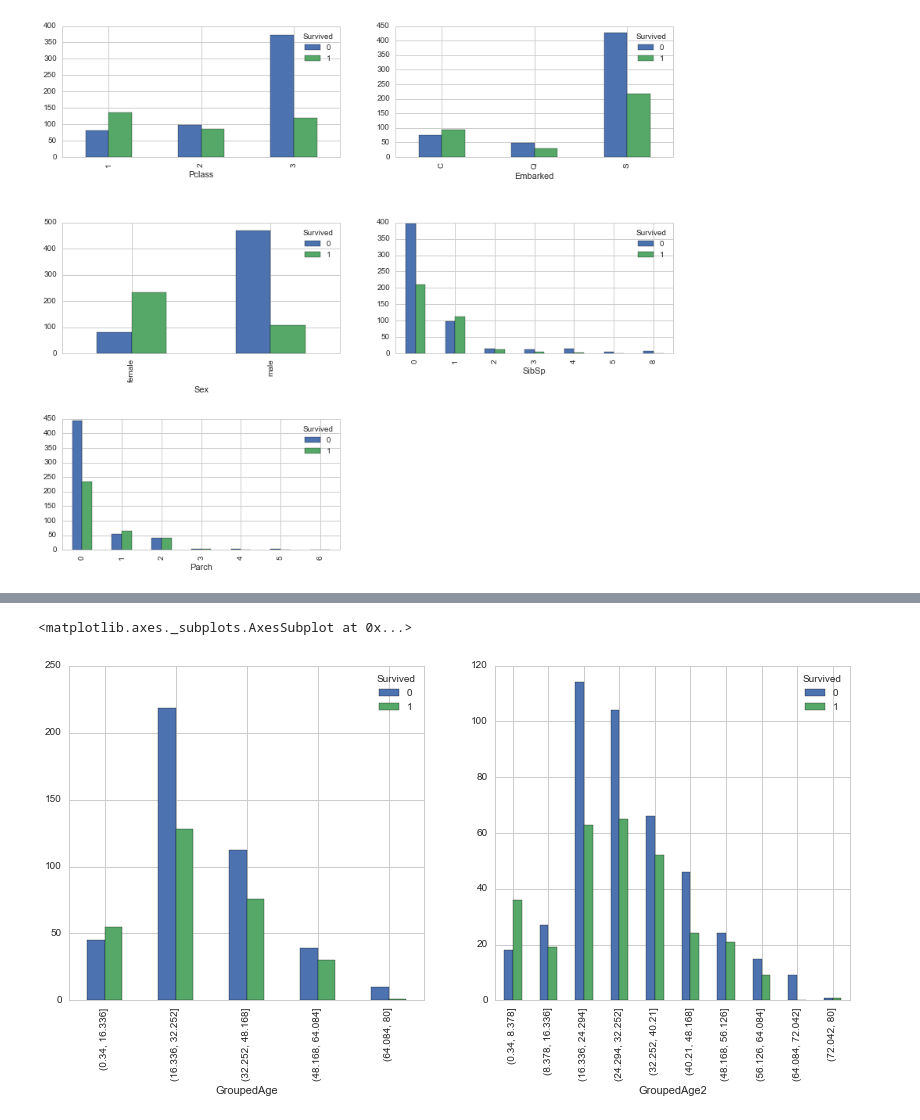
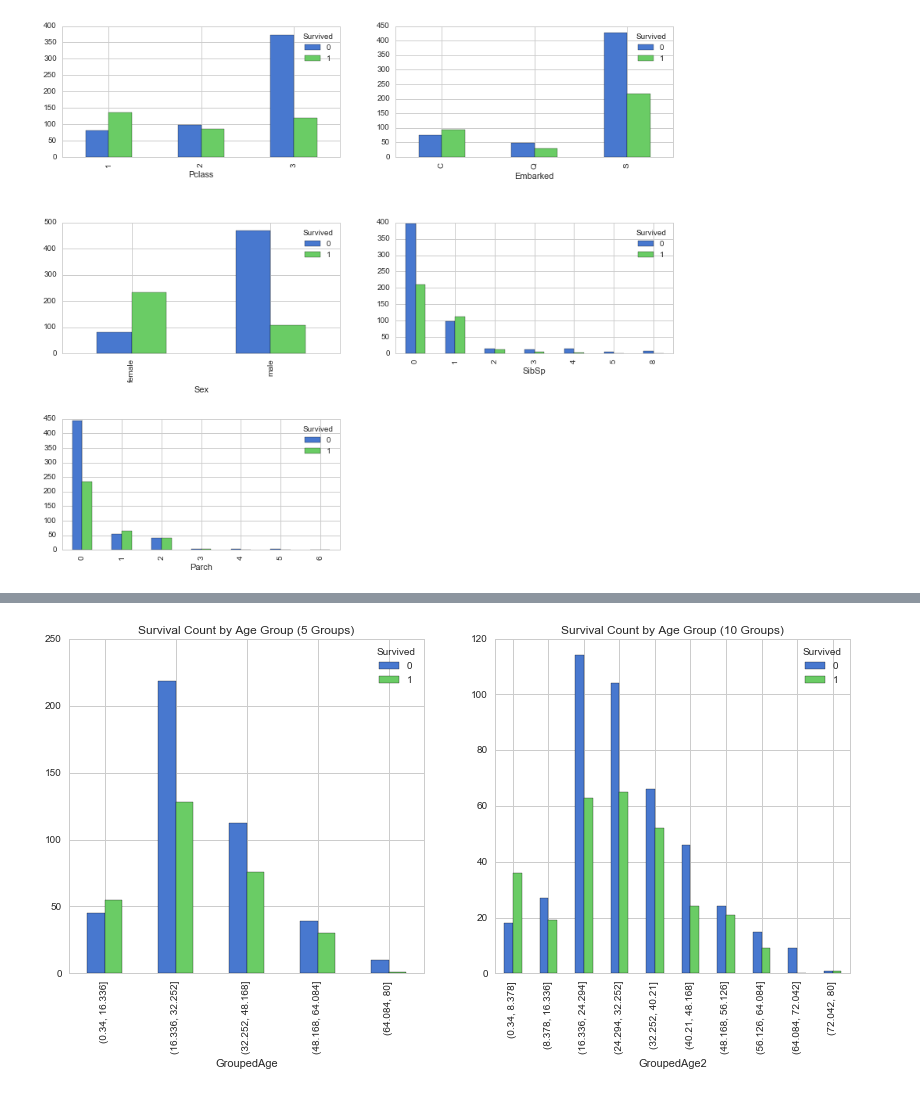
Before and after one commit to bljustice/kaggle, a Jupyter notebook: titanic/titanic_eda.ipynb, the cells around one changed output, grey strips where cells are left out. Drawn from its saved outputs; the diff is of its cells as text; code cells hidden in the pictures.

```diff
--- a/titanic/titanic_eda.ipynb
+++ b/titanic/titanic_eda.ipynb
@@ -9,6 +9,7 @@ from sklearn.preprocessing import LabelEncoder
 # %%
 warnings.filterwarnings('ignore', category=RuntimeWarning)
 sns.set_style('whitegrid')
+sns.set_palette(sns.color_palette("muted", 10))
 # %%
 train_df = pd.read_csv('./data/train.csv')
 test_df = pd.read_csv('./data/test.csv')
@@ -111,3 +131,3 @@ surname_counts.plot(kind='bar', x='Salutation', y='Count', figsize=(14, 6), titl
 # %%
 train_df['LetterTickets'] = train_df.Ticket.astype(str).str.extract('([A-Za-z]+)', expand=False)
-train_df.loc[train_df.LetterTickets.isnull(), 'LetterTicets'] = 'Other'
+train_df.loc[train_df.LetterTickets.isnull(), 'LetterTickets'] = 'Other'
@@ -125,10 +143,17 @@ train_df['GroupedAge'] = pd.cut(train_df.Age, 5)
 train_df['GroupedAge2'] = pd.cut(train_df.Age, 10)
 # %%
 f, (ax1, ax2) = plt.subplots(ncols=2, sharex=False, sharey=False)
-train_df.groupby(['Survived', 'GroupedAge']).count().unstack('Survived').PassengerId.plot(kind='bar', ax=ax1, figsize=(14, 6))
-train_df.groupby(['Survived', 'GroupedAge2']).count().unstack('Survived').PassengerId.plot(kind='bar', ax=ax2, figsize=(14, 6))
+train_df.groupby(['Survived', 'GroupedAge'])\
+    .count().unstack('Survived').PassengerId.plot(kind='bar',
+                                                  ax=ax1,
+                                                  figsize=(14, 6),
+                                                  title='Survival Count by Age Group (5 Groups)')
+train_df.groupby(['Survived', 'GroupedAge2'])\
+    .count().unstack('Survived').PassengerId.plot(kind='bar',
+                                                  ax=ax2,
+                                                  figsize=(14, 6),
+                                                  title='Survival Count by Age Group (10 Groups)');
 # %% [output]
-<matplotlib.axes._subplots.AxesSubplot at 0x...>
-[figure, old version]
+[figure, new version]
 # %%
 train_df['FareGroup'] = pd.cut(train_df.Fare, 10)
```
Also changed, not shown: parts of 10 cells of this notebook.
